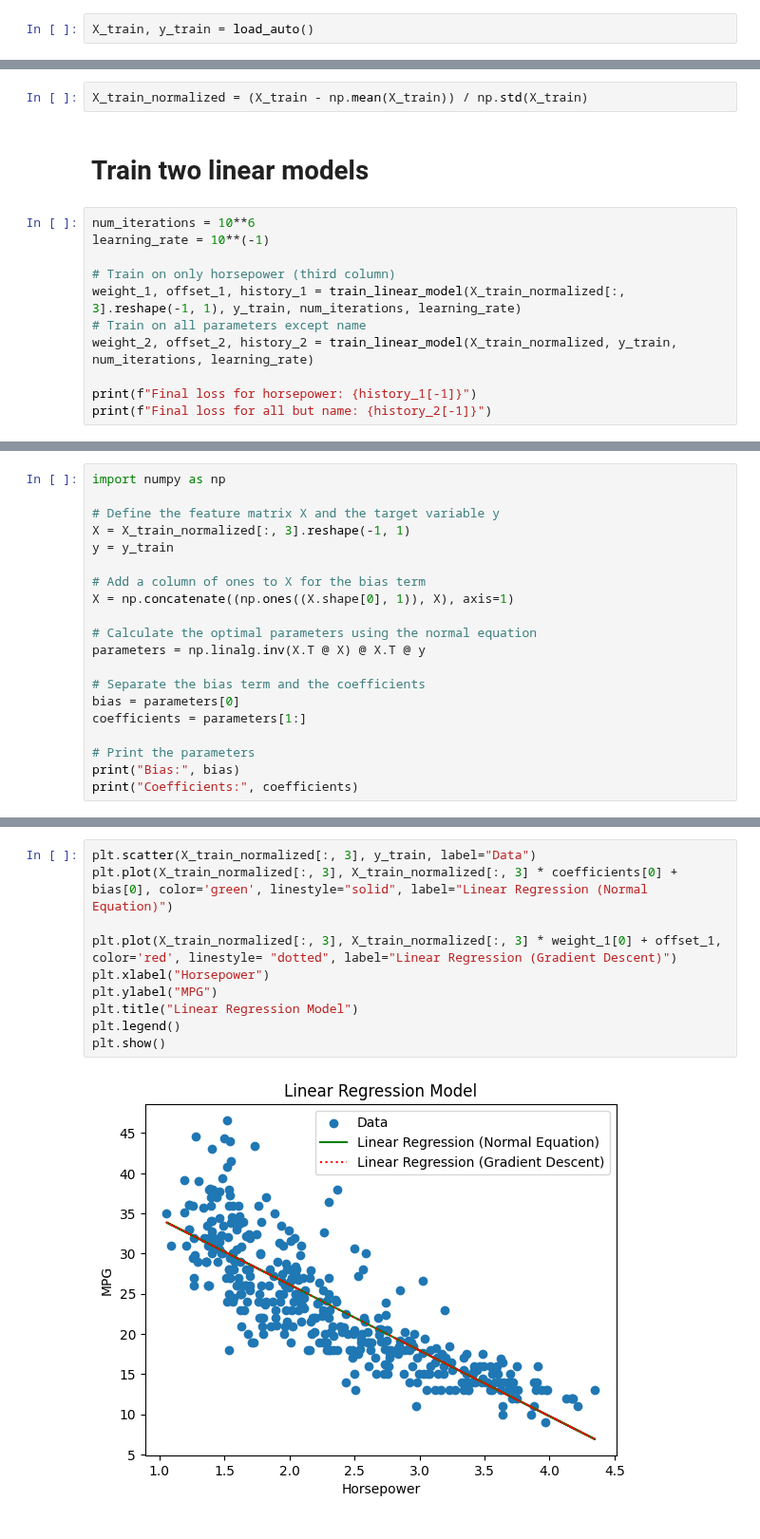
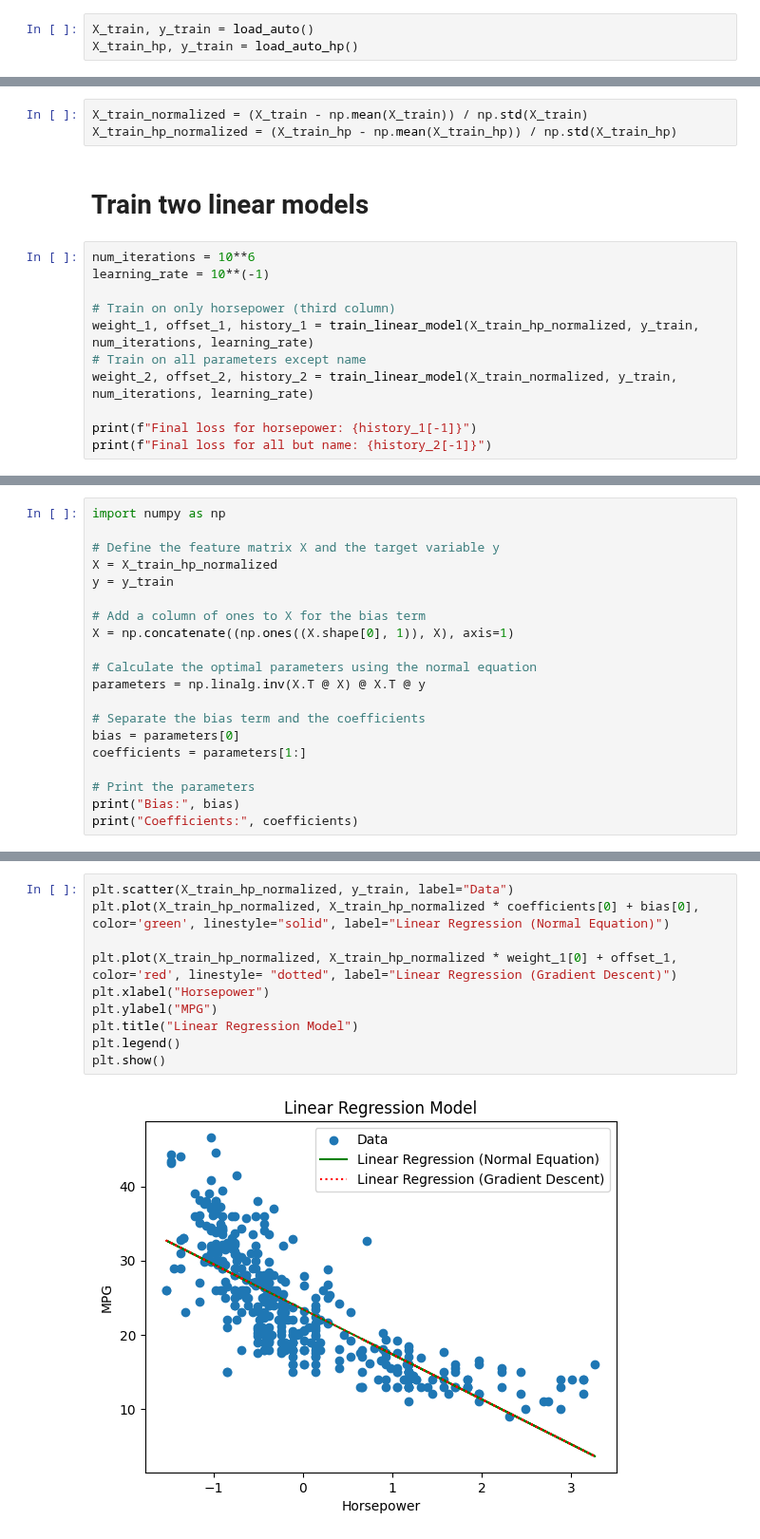
Before and after one commit to vjhwong/DL4IA, a Jupyter notebook: Assignment 1/assignment_1.ipynb, the cells around one changed output, grey strips where cells are left out. Shown at 95% size. Drawn from its saved outputs; the diff is of its cells as text.

```diff
--- a/Assignment 1/assignment_1.ipynb
+++ b/Assignment 1/assignment_1.ipynb
@@ -10,3 +13,4 @@ from utils import train_linear_model, plot_cost_history
 # Data Ingestion
 # %%
 X_train, y_train = load_auto()
+X_train_hp, y_train = load_auto_hp()
@@ -22,6 +18,7 @@ y_train.shape
 # Normalize the input variables
 # %%
 X_train_normalized = (X_train - np.mean(X_train)) / np.std(X_train)
+X_train_hp_normalized = (X_train_hp - np.mean(X_train_hp)) / np.std(X_train_hp)
 # %% [markdown]
 # Train two linear models
 # %%
@@ -29,7 +26,7 @@ num_iterations = 10**6
 learning_rate = 10**(-1)
 
 # Train on only horsepower (third column)
-weight_1, offset_1, history_1 = train_linear_model(X_train_normalized[:, 3].reshape(-1, 1), y_train, num_iterations, learning_rate)
+weight_1, offset_1, history_1 = train_linear_model(X_train_hp_normalized, y_train, num_iterations, learning_rate)
 # Train on all parameters except name
 weight_2, offset_2, history_2 = train_linear_model(X_train_normalized, y_train, num_iterations, learning_rate)
 
@@ -62,7 +59,7 @@ for X_train, title in zip(training_sets, titles):
 import numpy as np
 
 # Define the feature matrix X and the target variable y
-X = X_train_normalized[:, 3].reshape(-1, 1)
+X = X_train_hp_normalized
 y = y_train
 
 # Add a column of ones to X for the bias term
@@ -84,12 +81,12 @@ Coefficients: [[-8.18840662]]
 # %%
-plt.scatter(X_train_normalized[:, 3], y_train, label="Data")
-plt.plot(X_train_normalized[:, 3], X_train_normalized[:, 3] * coefficients[0] + bias[0], color='green', linestyle="solid", label="Linear Regression (Normal Equation)")
+plt.scatter(X_train_hp_normalized, y_train, label="Data")
+plt.plot(X_train_hp_normalized, X_train_hp_normalized * coefficients[0] + bias[0], color='green', linestyle="solid", label="Linear Regression (Normal Equation)")
 
-plt.plot(X_train_normalized[:, 3], X_train_normalized[:, 3] * weight_1[0] + offset_1, color='red', linestyle= "dotted", label="Linear Regression (Gradient Descent)")
+plt.plot(X_train_hp_normalized, X_train_hp_normalized * weight_1[0] + offset_1, color='red', linestyle= "dotted", label="Linear Regression (Gradient Descent)")
 plt.xlabel("Horsepower")
 plt.ylabel("MPG")
 plt.title("Linear Regression Model")
 plt.legend()
 plt.show()
 # %% [output]
-[figure, old version]
+[figure, new version]
```
Also changed, not shown: parts of 7 cells of this notebook, 7 other files.
